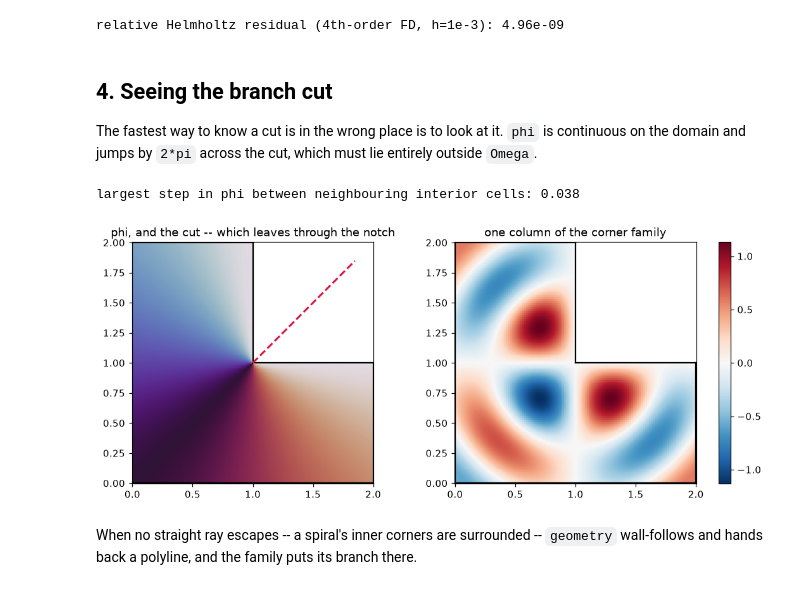
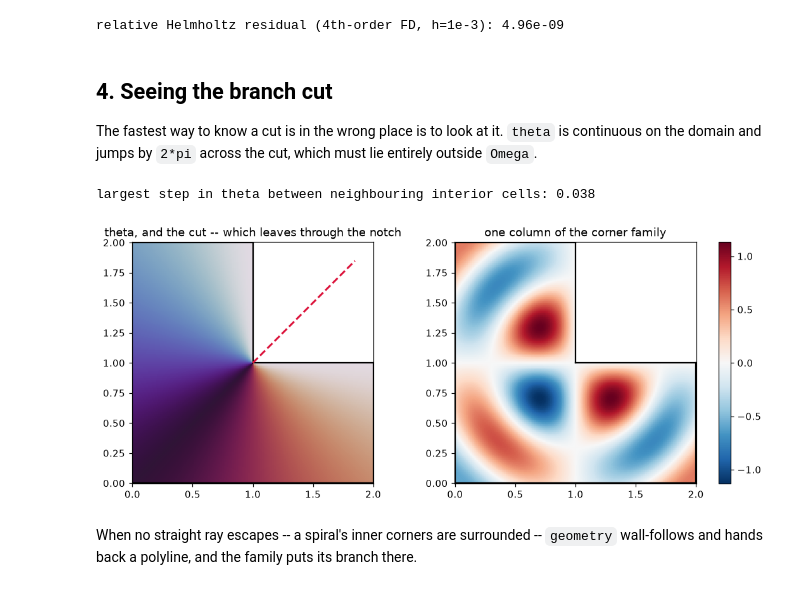
Before and after one commit to hjrrockies/chladni, a Jupyter notebook: examples/helmholtz_tour.ipynb, the cells around one changed output. Cells and saved outputs as stored; diff of their text form; code cells hidden in the pictures.

```diff
--- a/examples/helmholtz_tour.ipynb
+++ b/examples/helmholtz_tour.ipynb
@@ -147,37 +147,37 @@ relative Helmholtz residual (4th-order FD, h=1e-3): 4.96e-09
 # %% [markdown]
 ## 4. Seeing the branch cut
 
-The fastest way to know a cut is in the wrong place is to look at it. `phi` is continuous on
+The fastest way to know a cut is in the wrong place is to look at it. `theta` is continuous on
 the domain and jumps by `2*pi` across the cut, which must lie entirely outside `Omega`.
 # %%
 X, Y, mask = P.field_grid(poly, 260)
 Z = X + 1j * Y
-phi = fam.at(Z.ravel()).phi.reshape(X.shape)
+theta = fam.at(Z.ravel()).theta.reshape(X.shape)
 
 fig, ax = plt.subplots(1, 2, figsize=(9.5, 4), constrained_layout=True)
-ax[0].pcolormesh(X, Y, np.where(mask, phi, np.nan), cmap="twilight", shading="auto")
+ax[0].pcolormesh(X, Y, np.where(mask, theta, np.nan), cmap="twilight", shading="auto")
 P.plot_domain(poly, ax=ax[0], fill=False)
 cut = reentrant.branch_path(1.2)
 ax[0].plot(cut.real, cut.imag, "--", color="crimson", lw=2)
-ax[0].set_title("phi, and the cut -- which leaves through the notch")
+ax[0].set_title("theta, and the cut -- which leaves through the notch")
 ax[0].set_aspect("equal")
 
 col = fam.values(K, Z.ravel())[:, 2].reshape(X.shape)
 m = ax[1].pcolormesh(X, Y, np.where(mask, col, np.nan), cmap="RdBu_r", shading="auto")
 P.plot_domain(poly, ax=ax[1], fill=False)
 ax[1].set_title("one column of the corner family")
 ax[1].set_aspect("equal")
 fig.colorbar(m, ax=ax[1])
 
-# phi is continuous on Omega: no 2*pi jump anywhere inside. Sampled away from the corner
+# theta is continuous on Omega: no 2*pi jump anywhere inside. Sampled away from the corner
 # itself, where the angle legitimately sweeps 3*pi/2 within a couple of grid cells.
 far = mask & (np.abs(Z - reentrant.z) > 0.2)
-step = np.abs(np.diff(np.where(far, phi, np.nan), axis=0))
-print(f"largest step in phi between neighbouring interior cells: {np.nanmax(step):.3f}")
+step = np.abs(np.diff(np.where(far, theta, np.nan), axis=0))
+print(f"largest step in theta between neighbouring interior cells: {np.nanmax(step):.3f}")
 assert np.nanmax(step) < 1.0
 # %% [output]
-largest step in phi between neighbouring interior cells: 0.038
+largest step in theta between neighbouring interior cells: 0.038
-[figure, old version]
+[figure, new version]
 # %% [markdown]
 When no straight ray escapes -- a spiral's inner corners are surrounded -- `geometry`
 wall-follows and hands back a polyline, and the family puts its branch there.
```
Also changed, not shown: parts of 4 cells of this notebook, 19 other files.
